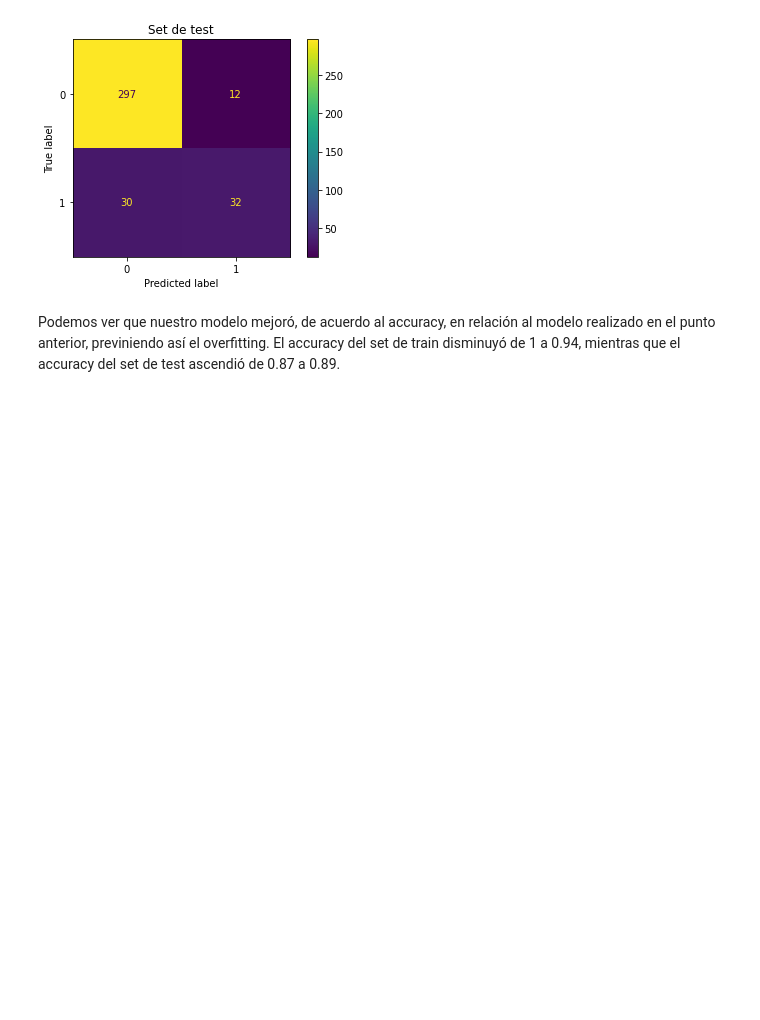
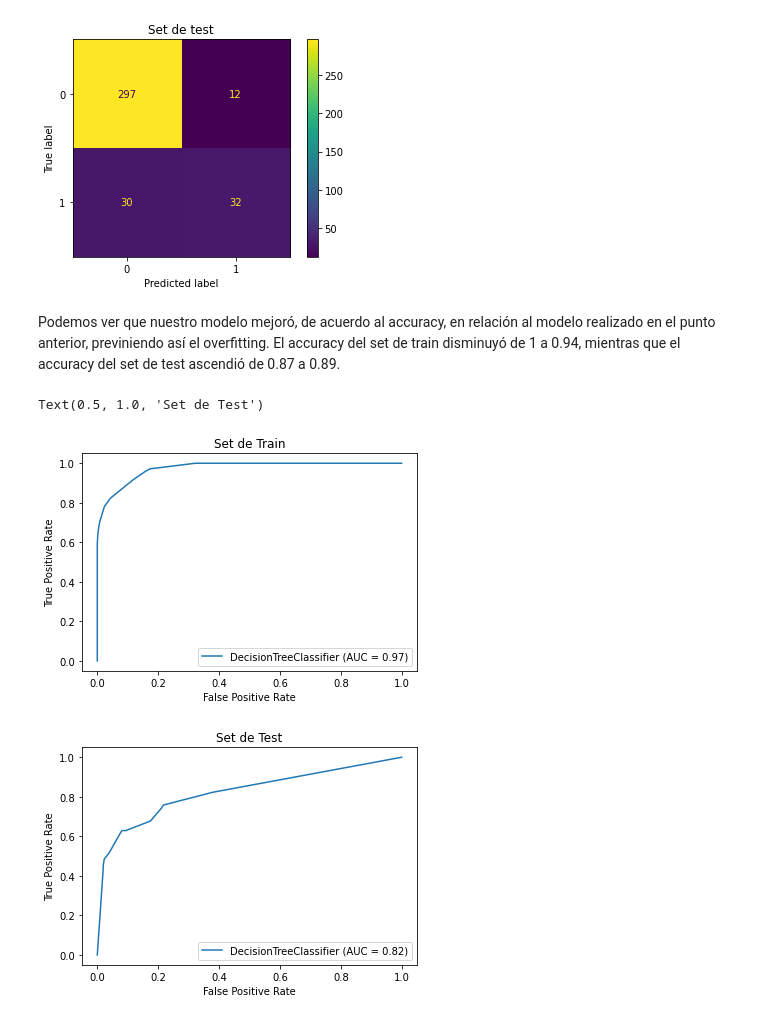
Before and after one commit to fnbellomo/DiploDatos2021, a Jupyter notebook: 03_IntroAprendizajeAutomatico/Aprendizaje_Autom_Lab_2.ipynb, the cells around one changed output. Drawn from its saved outputs; the diff is of its cells as text; code cells hidden in the pictures; blank space fills up the shorter version.

```diff
--- a/03_IntroAprendizajeAutomatico/Aprendizaje_Autom_Lab_2.ipynb
+++ b/03_IntroAprendizajeAutomatico/Aprendizaje_Autom_Lab_2.ipynb
@@ -577,3 +577,15 @@ Text(0.5, 1.0, 'Set de test')
 [figure]
 # %% [markdown]
 Podemos ver que nuestro modelo mejoró, de acuerdo al accuracy, en relación al modelo realizado en el punto anterior, previniendo así el overfitting. El accuracy del set de train disminuyó de 1 a 0.94, mientras que el accuracy del set de test ascendió de 0.87 a 0.89.
+# %%
+from sklearn.metrics import plot_roc_curve
+
+plot_roc_curve(best_tree_clf, X_train, y_train)
+plt.title('Set de Train')
+
+plot_roc_curve(best_tree_clf, X_test, y_test)
+plt.title('Set de Test')
+# %% [output]
+Text(0.5, 1.0, 'Set de Test')
+[figure, added]
+[figure, added]
```
